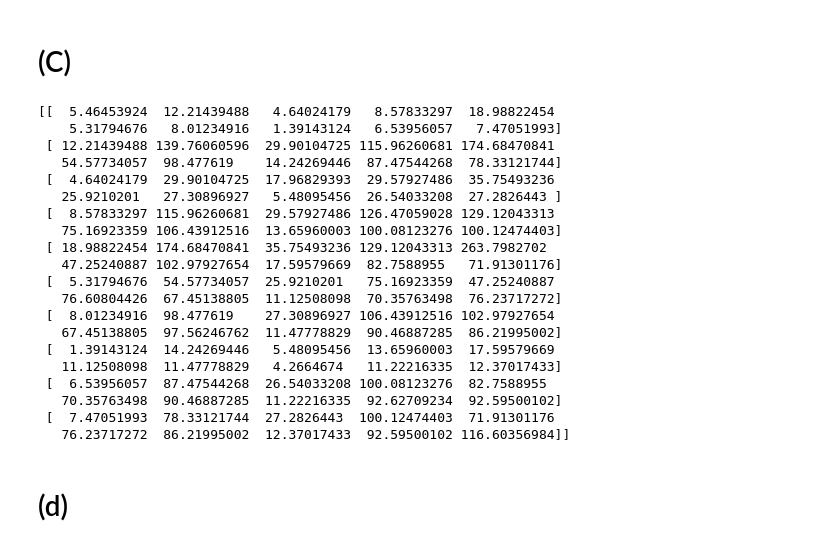
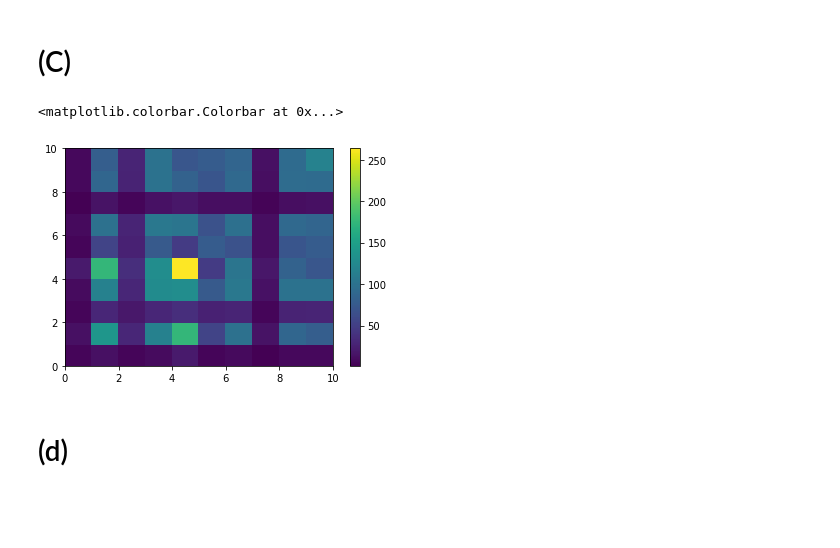
Before and after one commit to ZiwenLi0325/EE399, a Jupyter notebook: hw2/hw2.ipynb, the cells around one changed output. Cells and saved outputs as stored; diff of their text form; code cells hidden in the pictures; blank space fills up the shorter version.

```diff
--- a/hw2/hw2.ipynb
+++ b/hw2/hw2.ipynb
@@ -84,42 +84,25 @@ plt.imshow(X[:,54].reshape([32,32]),cmap = "gray")
 # %%
 array_index = [1, 313, 512, 5, 2400, 113, 1024, 87, 314, 2005]
 image_set = np.array([X[:,i] for i in array_index])
 Y = np.matmul(image_set,np.transpose(image_set))
-print(Y)
+plt.pcolor(Y)
+plt.colorbar()
 # print(image_set.shape)
 # # print(first_100.shape)
 # C = np.zeros([10,10])
 # for i in range(10):
 #     for j in range(10):
 #         C[i,j] = np.dot(image_set[:,i],image_set[:,j])
 # # print(C)
 # # print(C.shape)
 # plt.pcolor(C)
 # plt.colorbar()
 # plt.title("correlation matrix")
 # plt.xlabel("i")
 # plt.ylabel("j")
 # %% [output]
-[[  5.46453924  12.21439488   4.64024179   8.57833297  18.98822454
-    5.31794676   8.01234916   1.39143124   6.53956057   7.47051993]
- [ 12.21439488 139.76060596  29.90104725 115.96260681 174.68470841
-   54.57734057  98.477619    14.24269446  87.47544268  78.33121744]
- [  4.64024179  29.90104725  17.96829393  29.57927486  35.75493236
-   25.9210201   27.30896927   5.48095456  26.54033208  27.2826443 ]
- [  8.57833297 115.96260681  29.57927486 126.47059028 129.12043313
-   75.16923359 106.43912516  13.65960003 100.08123276 100.12474403]
- [ 18.98822454 174.68470841  35.75493236 129.12043313 263.7982702
-   47.25240887 102.97927654  17.59579669  82.7588955   71.91301176]
- [  5.31794676  54.57734057  25.9210201   75.16923359  47.25240887
-   76.60804426  67.45138805  11.12508098  70.35763498  76.23717272]
- [  8.01234916  98.477619    27.30896927 106.43912516 102.97927654
-   67.45138805  97.56246762  11.47778829  90.46887285  86.21995002]
- [  1.39143124  14.24269446   5.48095456  13.65960003  17.59579669
-   11.12508098  11.47778829   4.2664674   11.22216335  12.37017433]
- [  6.53956057  87.47544268  26.54033208 100.08123276  82.7588955
-   70.35763498  90.46887285  11.22216335  92.62709234  92.59500102]
- [  7.47051993  78.33121744  27.2826443  100.12474403  71.91301176
-   76.23717272  86.21995002  12.37017433  92.59500102 116.60356984]]
+<matplotlib.colorbar.Colorbar at 0x...>
+[figure, added]
 # %% [markdown]
 # (d)
 # %%
```
Also changed, not shown: parts of 4 cells of this notebook, 14 other files.
